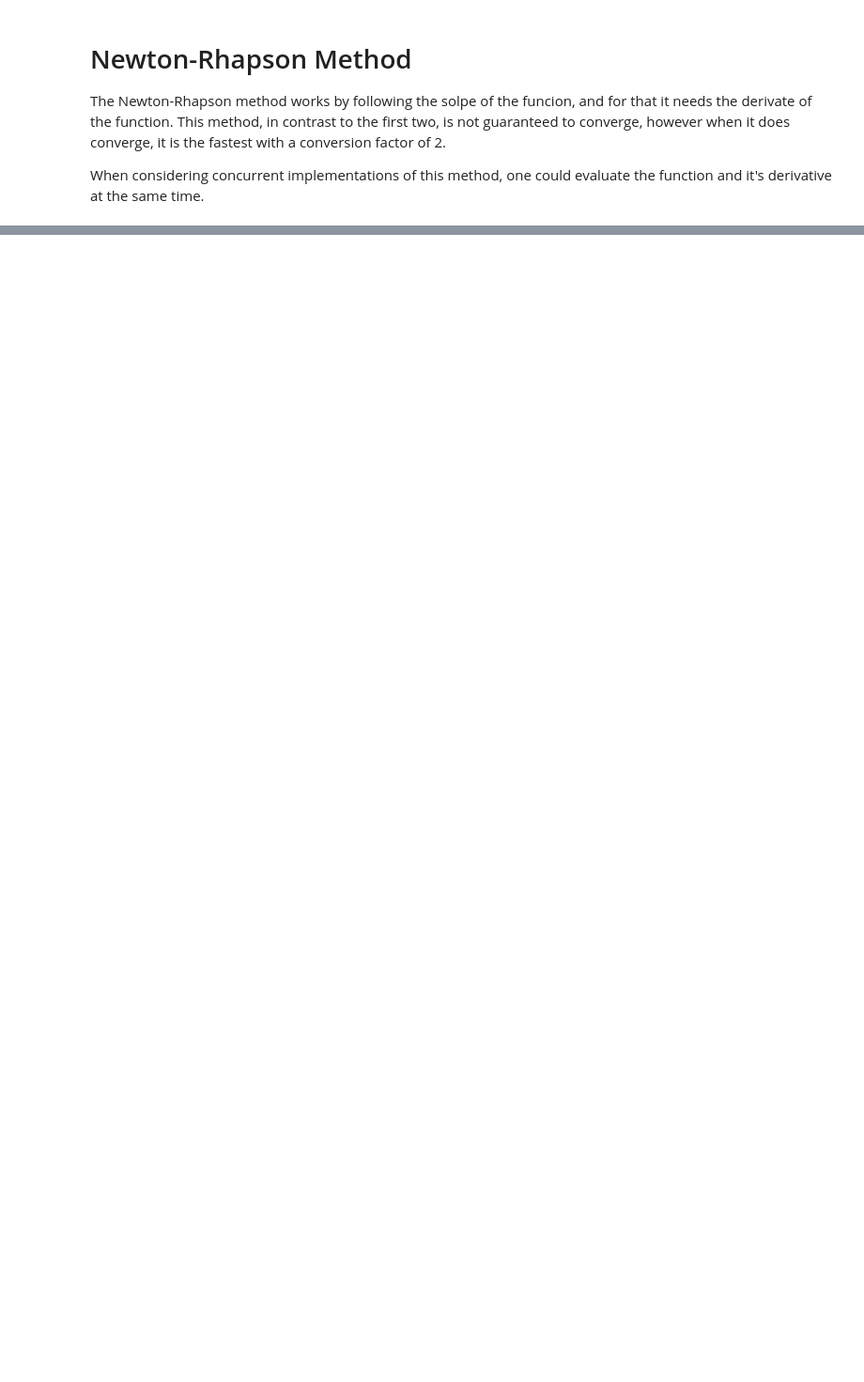
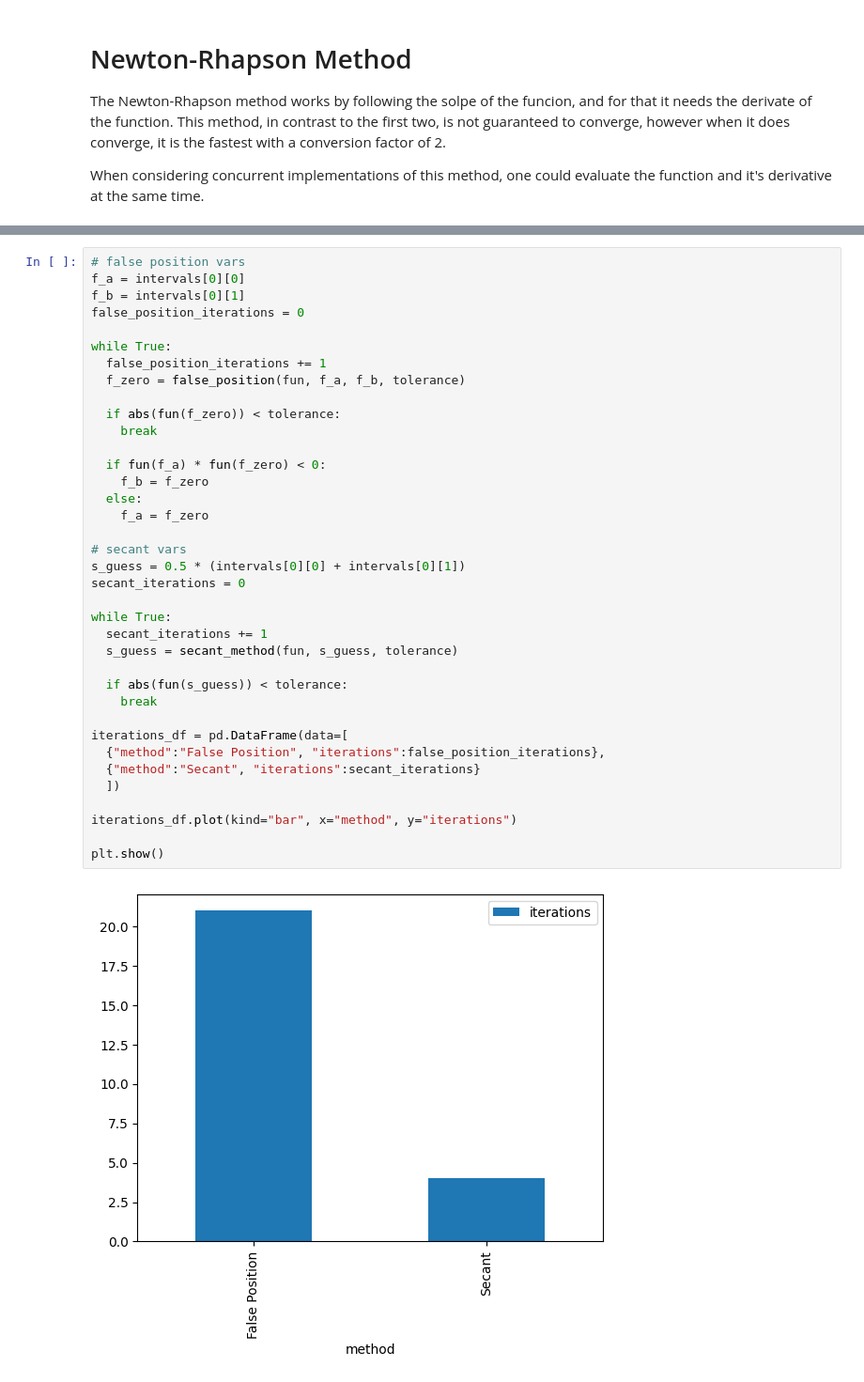
Before and after one commit to JelsonRodrigues/numeric_calculus, a Jupyter notebook: src/reports/1/book.ipynb, the cells around one changed output, grey strips where cells are left out. Shown: that part at 94% size. Drawn from its saved outputs; the diff is of its cells as text; blank space fills up the shorter version.

```diff
--- a/src/reports/1/book.ipynb
+++ b/src/reports/1/book.ipynb
@@ -179,0 +390,39 @@ secant = 2.2360688956392814, newton = 2.2360688956433634, abs dif = 0.0000000000
+# %%
+# false position vars
+f_a = intervals[0][0]
+f_b = intervals[0][1]
+false_position_iterations = 0
+
+while True:
+  false_position_iterations += 1
+  f_zero = false_position(fun, f_a, f_b, tolerance)
+
+  if abs(fun(f_zero)) < tolerance:
+    break
+
+  if fun(f_a) * fun(f_zero) < 0:
+    f_b = f_zero
+  else:
+    f_a = f_zero
+
+# secant vars
+s_guess = 0.5 * (intervals[0][0] + intervals[0][1])
+secant_iterations = 0
+
+while True:
+  secant_iterations += 1
+  s_guess = secant_method(fun, s_guess, tolerance)
+
+  if abs(fun(s_guess)) < tolerance:
+    break
+
+iterations_df = pd.DataFrame(data=[
+  {"method":"False Position", "iterations":false_position_iterations},
+  {"method":"Secant", "iterations":secant_iterations}
+  ])
+
+iterations_df.plot(kind="bar", x="method", y="iterations")
+
+plt.show()
+# %% [output]
+[figure, added]
```
Also changed, not shown: parts of 76 cells of this notebook.
